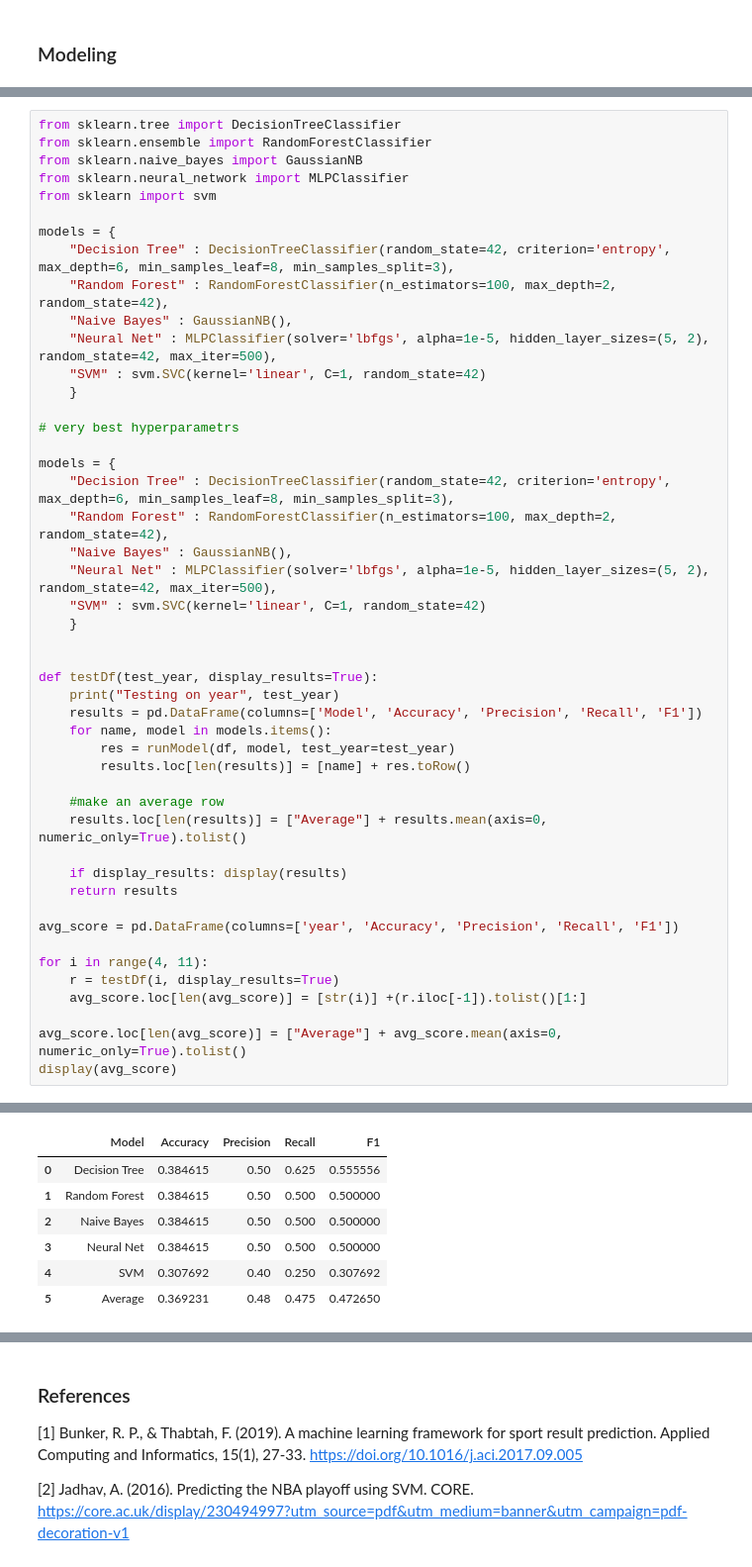
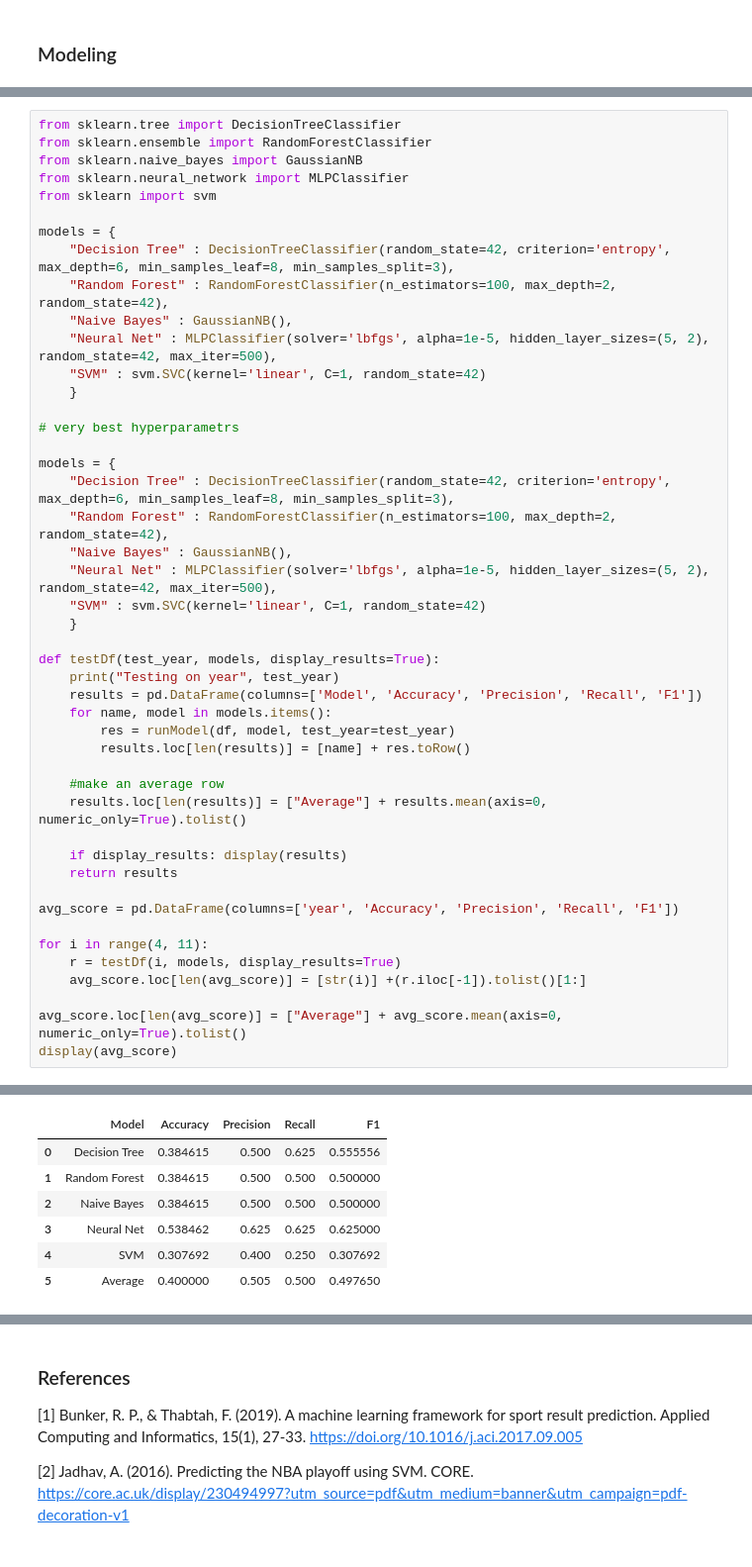
Before and after one commit to MartimHenriques/feup-machine-learning, a Jupyter notebook: src/pipeline.ipynb, the cells around one changed output, grey strips where cells are left out. Shown at 99% size. Cells and saved outputs as stored; diff of their text form.

Commit message:
Improved Grid search and results

```diff
--- a/src/pipeline.ipynb
+++ b/src/pipeline.ipynb
@@ -152,42 +151,41 @@ models = {
 models = {
     "Decision Tree" : DecisionTreeClassifier(random_state=42, criterion='entropy', max_depth=6, min_samples_leaf=8, min_samples_split=3),
     "Random Forest" : RandomForestClassifier(n_estimators=100, max_depth=2, random_state=42),
     "Naive Bayes" : GaussianNB(),
     "Neural Net" : MLPClassifier(solver='lbfgs', alpha=1e-5, hidden_layer_sizes=(5, 2), random_state=42, max_iter=500),
     "SVM" : svm.SVC(kernel='linear', C=1, random_state=42)
     }
 
-
-def testDf(test_year, display_results=True):
+def testDf(test_year, models, display_results=True):
     print("Testing on year", test_year)
     results = pd.DataFrame(columns=['Model', 'Accuracy', 'Precision', 'Recall', 'F1'])
     for name, model in models.items():
         res = runModel(df, model, test_year=test_year)
         results.loc[len(results)] = [name] + res.toRow()
 
     #make an average row
     results.loc[len(results)] = ["Average"] + results.mean(axis=0, numeric_only=True).tolist()
 
     if display_results: display(results)
     return results
 
 avg_score = pd.DataFrame(columns=['year', 'Accuracy', 'Precision', 'Recall', 'F1'])
 
 for i in range(4, 11):
-    r = testDf(i, display_results=True)
+    r = testDf(i, models, display_results=True)
     avg_score.loc[len(avg_score)] = [str(i)] +(r.iloc[-1]).tolist()[1:]
 
 avg_score.loc[len(avg_score)] = ["Average"] + avg_score.mean(axis=0, numeric_only=True).tolist()
 display(avg_score)
 # %% [output]
 Testing on year 4
 |  | Model | Accuracy | Precision | Recall | F1 |
-| 0 | Decision Tree | 0.384615 | 0.50 | 0.625 | 0.555556 |
-| 1 | Random Forest | 0.384615 | 0.50 | 0.500 | 0.500000 |
-| 2 | Naive Bayes | 0.384615 | 0.50 | 0.500 | 0.500000 |
-| 3 | Neural Net | 0.384615 | 0.50 | 0.500 | 0.500000 |
-| 4 | SVM | 0.307692 | 0.40 | 0.250 | 0.307692 |
-| 5 | Average | 0.369231 | 0.48 | 0.475 | 0.472650 |
+| 0 | Decision Tree | 0.384615 | 0.500 | 0.625 | 0.555556 |
+| 1 | Random Forest | 0.384615 | 0.500 | 0.500 | 0.500000 |
+| 2 | Naive Bayes | 0.384615 | 0.500 | 0.500 | 0.500000 |
+| 3 | Neural Net | 0.538462 | 0.625 | 0.625 | 0.625000 |
+| 4 | SVM | 0.307692 | 0.400 | 0.250 | 0.307692 |
+| 5 | Average | 0.400000 | 0.505 | 0.500 | 0.497650 |
 Testing on year 5
 |  | Model | Accuracy | Precision | Recall | F1 |
 | 0 | Decision Tree | 0.647059 | 0.777778 | 0.636364 | 0.700000 |
```
Also changed, not shown: parts of 7 cells of this notebook, 1 other file.
